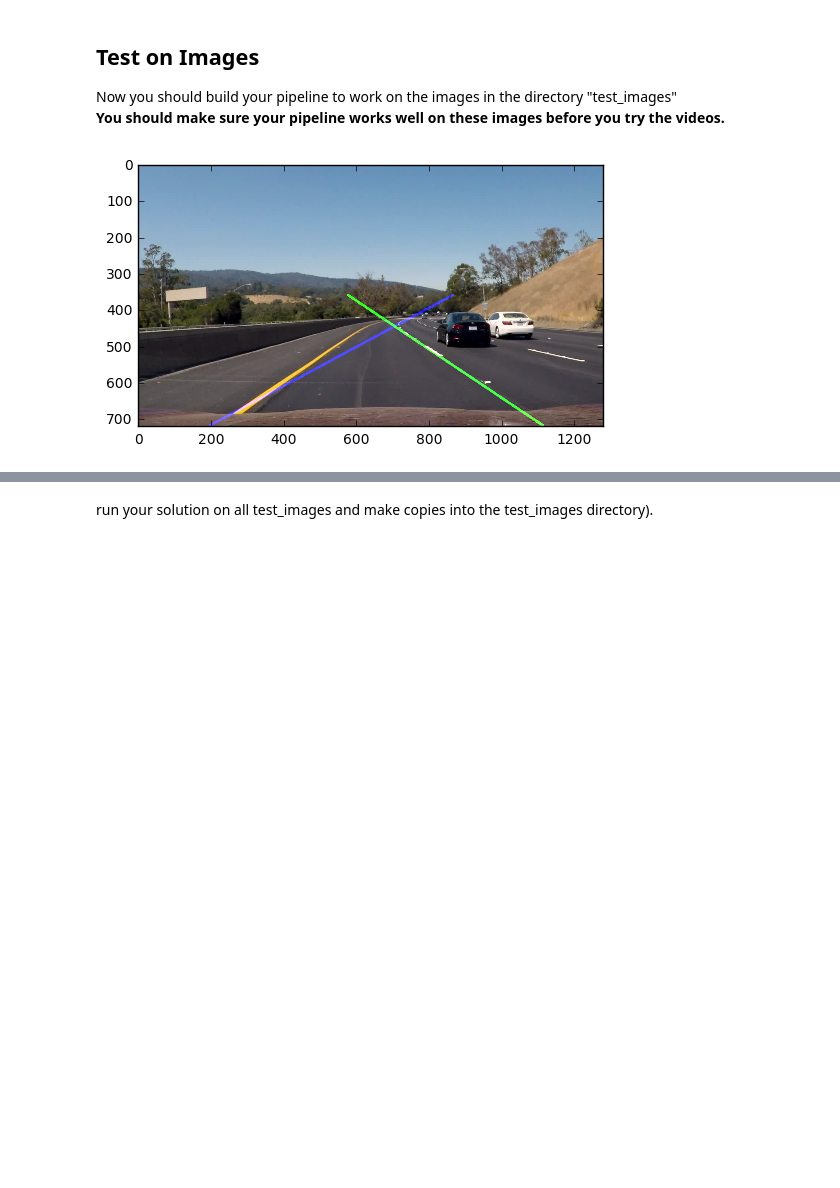
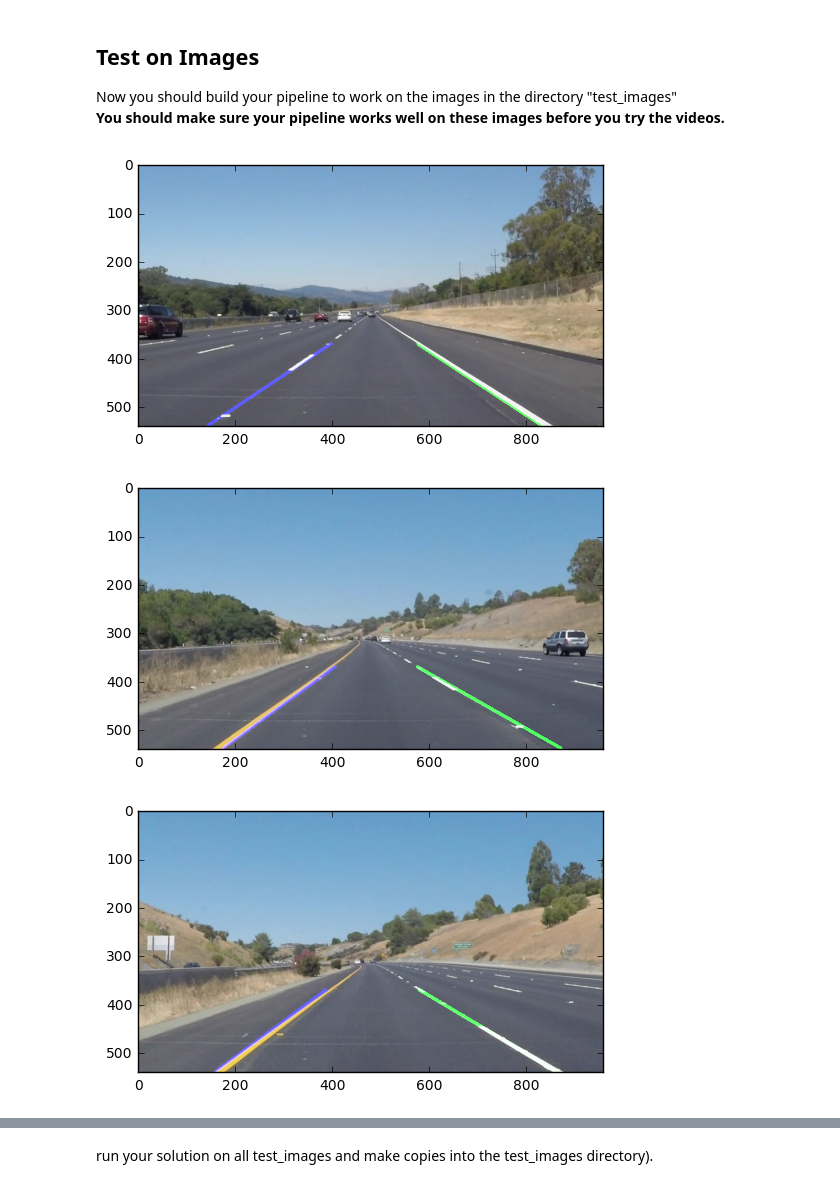
Before and after one commit to temc/sdc, a Jupyter notebook: CarND-LaneLines-P1/P1.ipynb, the cells around one changed output, grey strips where cells are left out. Saved outputs shown, nothing was run; the diff lists cells and outputs as text; code cells hidden in the pictures; blank space fills up the shorter version.

```diff
--- a/CarND-LaneLines-P1/P1.ipynb
+++ b/CarND-LaneLines-P1/P1.ipynb
@@ -142,14 +142,14 @@ def draw_lines(img, lines, roi_vertices, color=[255, 0, 0], thickness=6):
                     #cv2.line(img,(x1,y1),(x2,y2),color,thickness)
     y = [v[1] for v in roi_vertices]
     if(len(rights)>0):
-        right_seg = get_projection(rights,max(y),min(y))
+        right_seg = get_projection(rights,max(y),min(y)+100)
         logging.info("Right segment: {}".format(right_seg))
         if(not right_seg==None):
             cv2.line(img,(right_seg[0],right_seg[1]),(right_seg[2],right_seg[3]),[0,0,255],thickness)
         else:
             logging.debug("Right seg: nil")
     if(len(lefts)>0):
-        left_seg = get_projection(lefts,max(y),min(y))
+        left_seg = get_projection(lefts,max(y),min(y)+100)
         if(not left_seg==None):
             cv2.line(img,(left_seg[0],left_seg[1]),(left_seg[2],left_seg[3]),[0,255,0],thickness)
         else:
@@ -282,17 +282,19 @@ def pre_process(image):
 # %%
 import glob
 import os
 logger = logging.getLogger()
 logger.setLevel(logging.WARN)
 
-fs = glob.glob('challenge/*.jpg')
+fs = glob.glob('test_images/*.jpg')
 
-for image_f in fs[5:6]:
+for image_f in fs[1:6]:
     logging.debug("=============={}============".format(image_f))
     plt.figure()
     i=pre_process(mpimg.imread(image_f))
     outname = os.path.dirname(image_f)+"/"+os.path.basename(image_f).split('.')[0]
     plt.imshow(i)
     #plt.savefig(outname+"_annotated.jpg")
 # %% [output]
-[figure, old version]
+[figure, new version]
+[figure, added]
+[figure, added]
```
Also changed, not shown: parts of 4 cells of this notebook.
